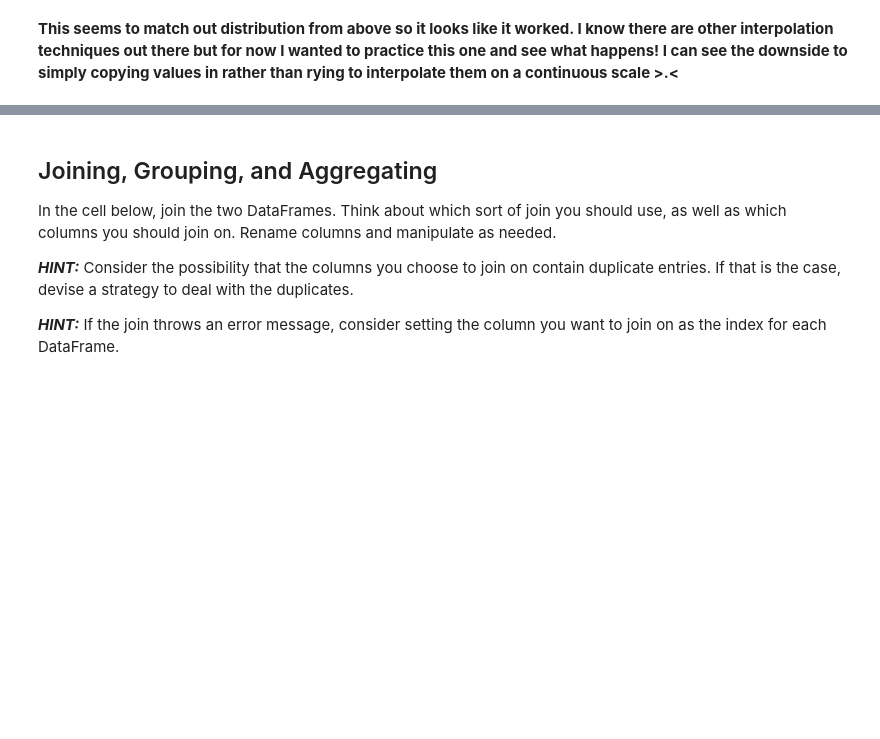
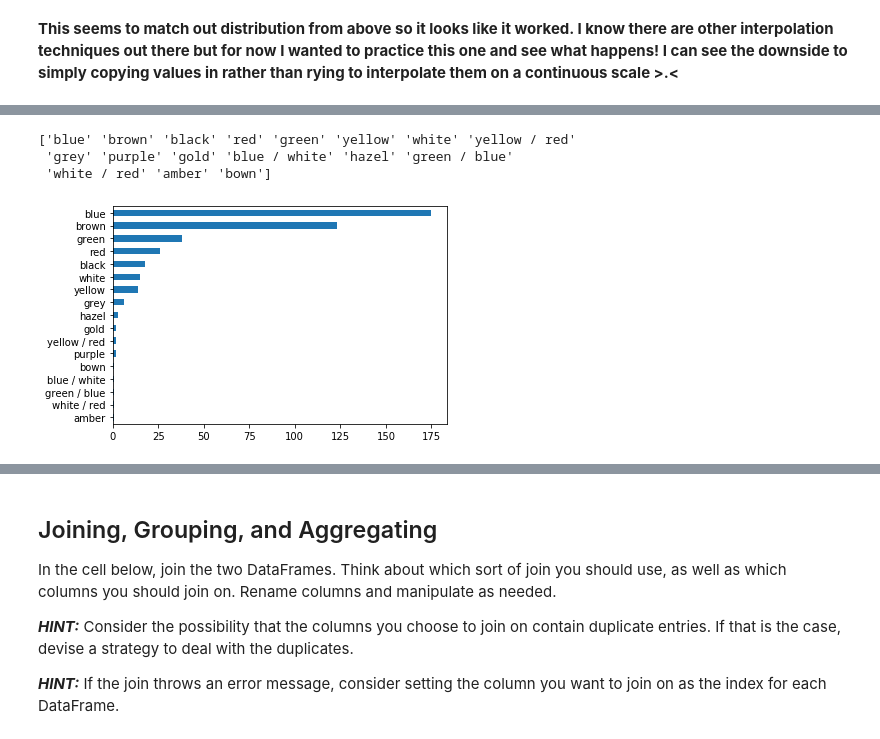
Before and after one commit to tcastanley/dsc-data-cleaning-project-onl01-dtsc-ft-052620, a Jupyter notebook: index.ipynb, the cells around one changed output, grey strips where cells are left out. Cells and saved outputs as stored; diff of their text form; code cells hidden in the pictures; blank space fills up the shorter version.

```diff
--- a/index.ipynb
+++ b/index.ipynb
@@ -425,0 +487,19 @@ Name: Height, dtype: float64
+# %%
+real_male_eye_color_list = male_heroes[male_heroes['Eye color'] != '-']['Eye color']
+
+rel_male_eye_color_prob = real_male_eye_color_list.value_counts(normalize=True)
+
+def male_eye_color_list_fixer(Eye_color):
+        if Eye_color == '-':
+            return np.random.choice(rel_male_eye_color_prob.keys(), p=rel_male_eye_color_prob)
+        else:
+            return Eye_color
+
+male_heroes['Eye color'] = male_heroes['Eye color'].map(lambda x: male_eye_color_list_fixer(x))
+print(male_heroes['Eye color'].unique())
+male_heroes['Eye color'].value_counts().sort_values().plot.barh();
+# %% [output]
+['blue' 'brown' 'black' 'red' 'green' 'yellow' 'white' 'yellow / red'
+ 'grey' 'purple' 'gold' 'blue / white' 'hazel' 'green / blue'
+ 'white / red' 'amber' 'bown']
+[figure, added]
```
Also changed, not shown: parts of 67 cells of this notebook.
